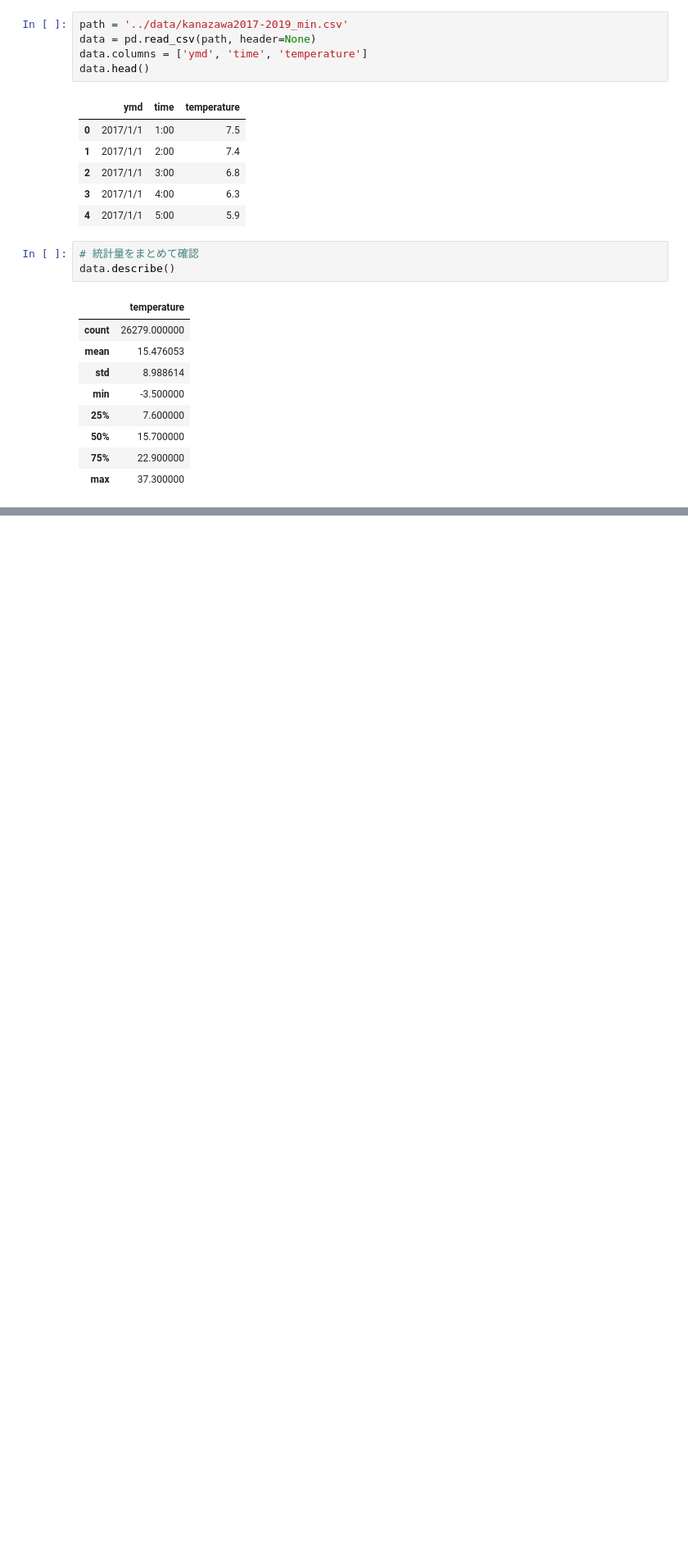
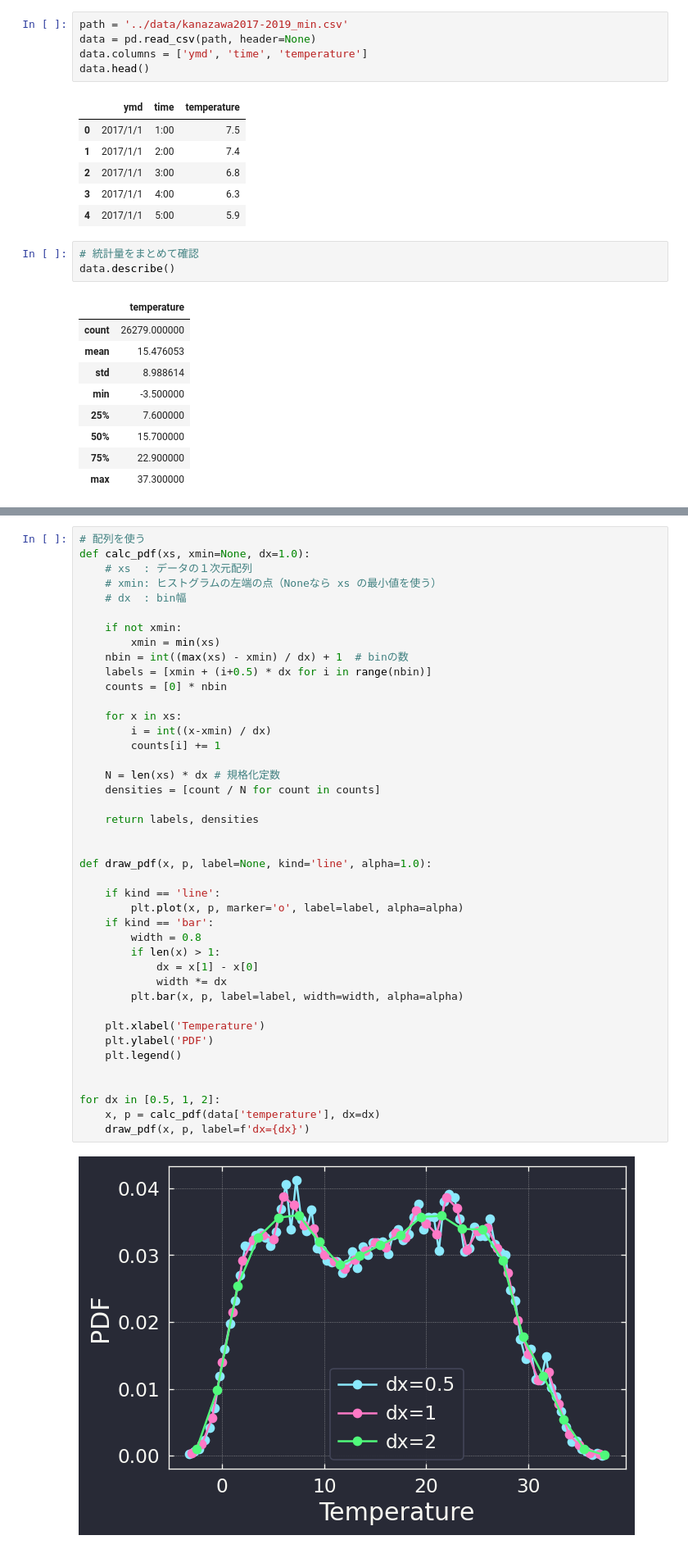
Before and after one commit to KeiNagayama/PRG2023, a Jupyter notebook: 03_PLOT/notebook/pdf.ipynb, the cells around one changed output, grey strips where cells are left out. Shown at 82% size. Drawn from its saved outputs; the diff is of its cells as text; blank space fills up the shorter version.

```diff
--- a/03_PLOT/notebook/pdf.ipynb
+++ b/03_PLOT/notebook/pdf.ipynb
@@ -44,0 +47,44 @@ data.describe()
+# %%
+# 配列を使う
+def calc_pdf(xs, xmin=None, dx=1.0):
+    # xs  : データの１次元配列
+    # xmin: ヒストグラムの左端の点（Noneなら xs の最小値を使う）
+    # dx  : bin幅
+
+    if not xmin:
+        xmin = min(xs)
+    nbin = int((max(xs) - xmin) / dx) + 1  # binの数
+    labels = [xmin + (i+0.5) * dx for i in range(nbin)]
+    counts = [0] * nbin
+
+    for x in xs:
+        i = int((x-xmin) / dx)
+        counts[i] += 1
+
+    N = len(xs) * dx # 規格化定数
+    densities = [count / N for count in counts]
+
+    return labels, densities
+
+
+def draw_pdf(x, p, label=None, kind='line', alpha=1.0):
+
+    if kind == 'line':
+        plt.plot(x, p, marker='o', label=label, alpha=alpha)
+    if kind == 'bar':
+        width = 0.8
+        if len(x) > 1:
+            dx = x[1] - x[0]
+            width *= dx
+        plt.bar(x, p, label=label, width=width, alpha=alpha)
+
+    plt.xlabel('Temperature')
+    plt.ylabel('PDF')
+    plt.legend()
+
+
+for dx in [0.5, 1, 2]:
+    x, p = calc_pdf(data['temperature'], dx=dx)
+    draw_pdf(x, p, label=f'dx={dx}')
+# %% [output]
+[figure, added]
```
Also changed, not shown: parts of 12 cells of this notebook, 2 other files.
